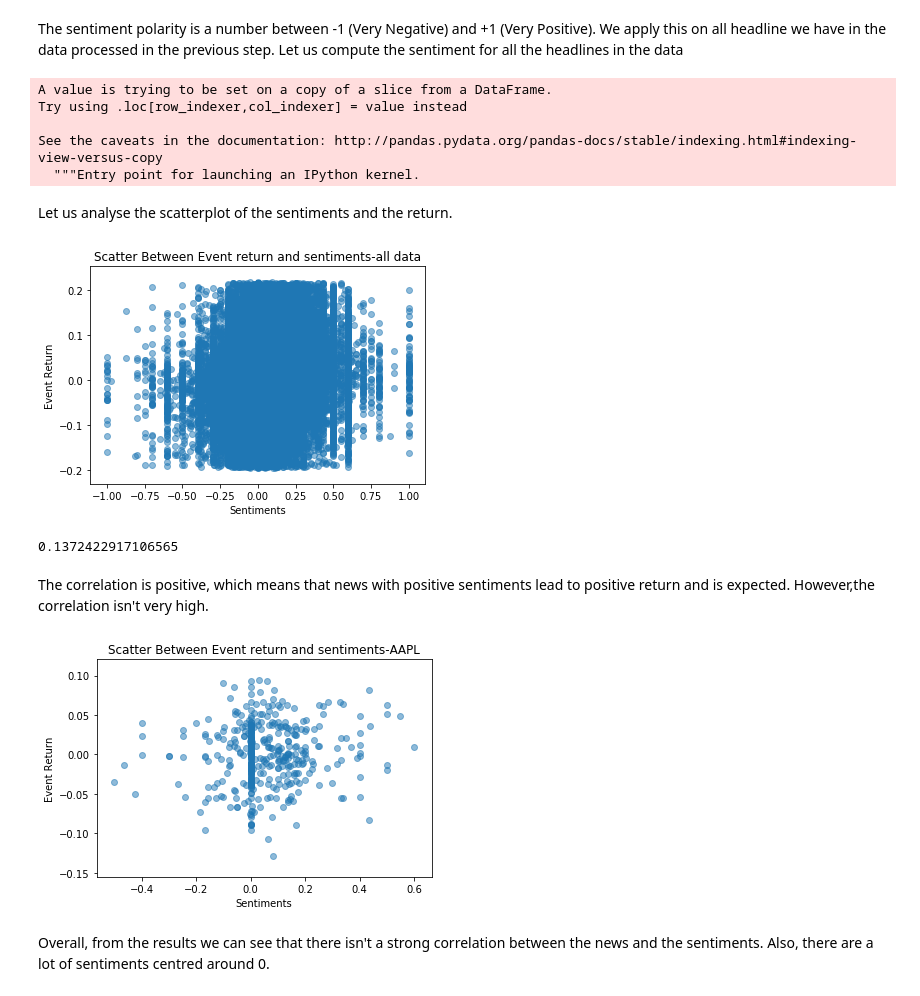
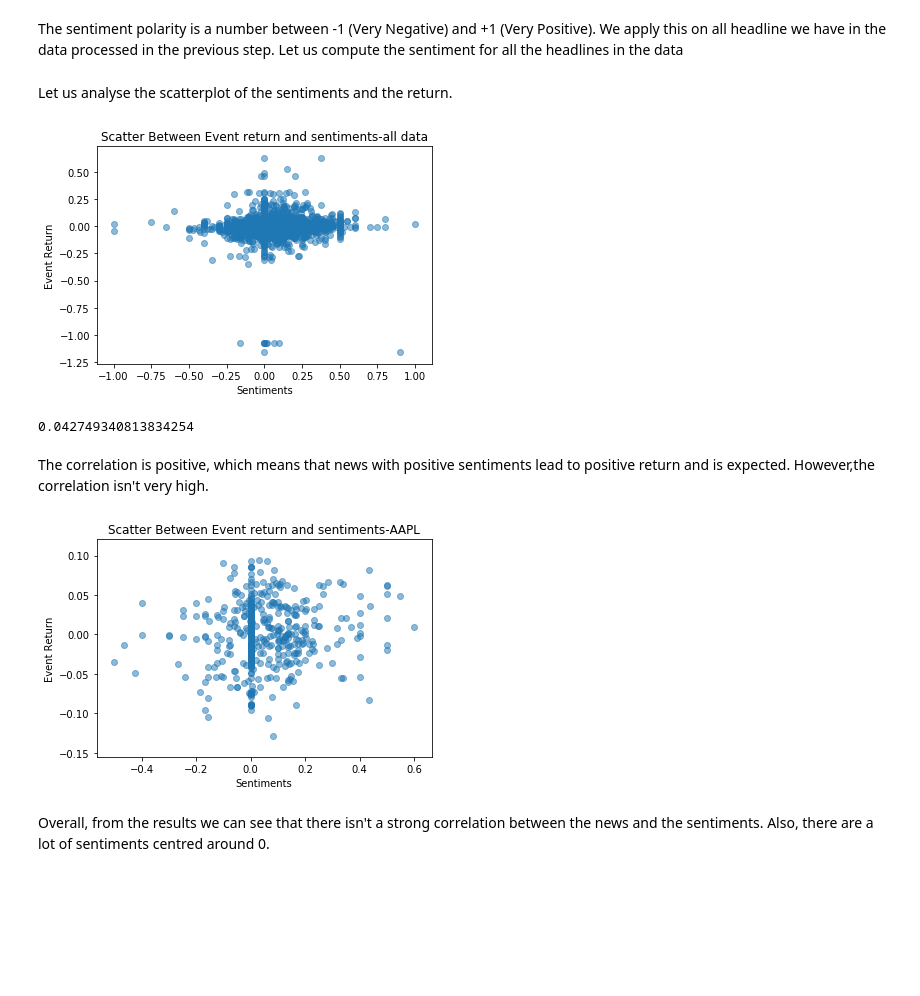
Before and after one commit to tatsath/fin-ml, a Jupyter notebook: Chapter 10 - Natural Language Processing/Case Study 1 - NLP and Sentiments Analysis based Trading Strategy/NLPandSentimentAnalysisBasedTradingStrategy.ipynb, the cells around one changed output. Saved outputs shown, nothing was run; the diff lists cells and outputs as text; code cells hidden in the pictures; blank space fills up the shorter version.

```diff
--- a/Chapter 10 - Natural Language Processing/Case Study 1 - NLP and Sentiments Analysis based Trading Strategy/NLPandSentimentAnalysisBasedTradingStrategy.ipynb
+++ b/Chapter 10 - Natural Language Processing/Case Study 1 - NLP and Sentiments Analysis based Trading Strategy/NLPandSentimentAnalysisBasedTradingStrategy.ipynb
@@ -289,2 +274,3 @@ r_df = data_df.dropna()
 # %%
-r_df = pd.read_csv(r'Data\Clean_subset_Reduced.csv', sep='|')
+data_df = pd.read_csv(r'Data\Step3_NewsAndReturnData.csv', sep='|')
+data_df = data_df.dropna()
@@ -302,2 +276,0 @@ rr_df.head(1)
-# %%
-data_df=rr_df[['ticker','date','headline','ret','ret_curr','ret_next']]
@@ -340,38 +311,32 @@ TextBlob(text1).sentiment.polarity
 The sentiment polarity is a number between -1 (Very Negative) and +1 (Very Positive). We apply this on all headline we have in the data processed in the previous step. Let us compute the sentiment for all the headlines in the data
 # %%
 data_df['sentiment_textblob'] = [TextBlob(s).sentiment.polarity for s in data_df['headline']]
-# %% [output]
-A value is trying to be set on a copy of a slice from a DataFrame.
-Try using .loc[row_indexer,col_indexer] = value instead
-
-See the caveats in the documentation: http://pandas.pydata.org/pandas-docs/stable/indexing.html#indexing-view-versus-copy
-  """Entry point for launching an IPython kernel.
 # %% [markdown]
 Let us analyse the scatterplot of the sentiments and the return.
 # %%
-plt.scatter(data_df['sentiment_textblob'],data_df['ret'], alpha=0.5)
+plt.scatter(data_df['sentiment_textblob'],data_df['eventRet'], alpha=0.5)
 plt.title('Scatter Between Event return and sentiments-all data')
 plt.ylabel('Event Return')
 plt.xlabel('Sentiments')
 plt.show()
 # %% [output]
-[figure, old version]
+[figure, new version]
 # %%
-corrlation = data_df['ret'].corr(data_df['sentiment_textblob'])
+corrlation = data_df['eventRet'].corr(data_df['sentiment_textblob'])
 print(corrlation)
 # %% [output]
-0.1372422917106565
+0.042749340813834254
 # %% [markdown]
 The correlation is positive, which means that news with positive sentiments lead to positive return and is expected. However,the correlation isn't very high.
 # %%
 data_df_stock  = data_df[data_df['ticker'] == 'AAPL']
-plt.scatter(data_df_stock['sentiment_textblob'],data_df_stock['ret'], alpha=0.5)
+plt.scatter(data_df_stock['sentiment_textblob'],data_df_stock['eventRet'], alpha=0.5)
 plt.title('Scatter Between Event return and sentiments-AAPL')
 plt.ylabel('Event Return')
 plt.xlabel('Sentiments')
 plt.show()
 # %% [output]
-[figure, old version]
+[figure, new version]
 # %% [markdown]
 Overall, from the results we can see that there isn't a strong correlation between the news and the sentiments. Also, there are a lot of sentiments centred around 0.
 # %%
```
Also changed, not shown: parts of 185 cells of this notebook, 7 other files.
